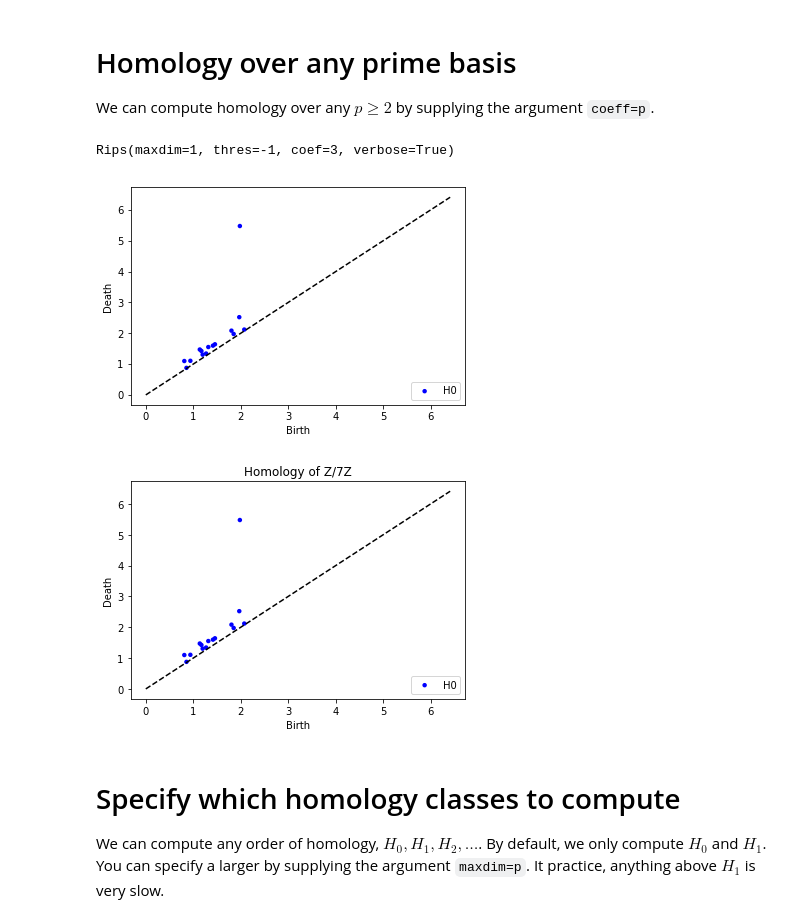
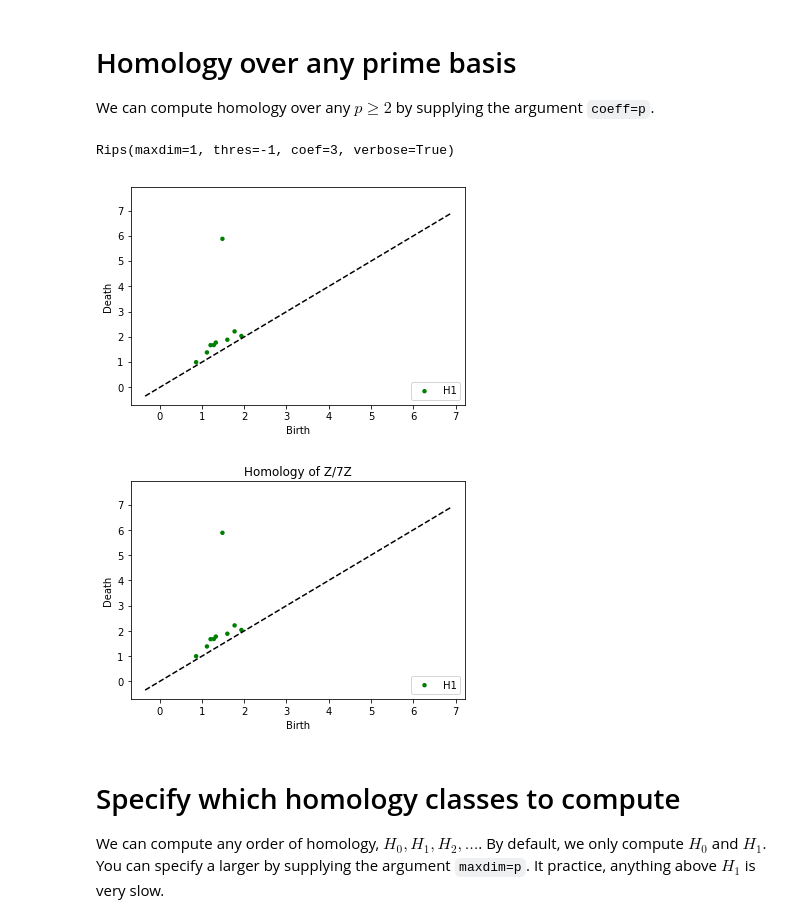
Before and after one commit to Ripser/ripser, a Jupyter notebook: notebooks/Ripser Demonstration.ipynb, the cells around one changed output. Drawn from its saved outputs; the diff is of its cells as text; code cells hidden in the pictures.

```diff
--- a/notebooks/Ripser Demonstration.ipynb
+++ b/notebooks/Ripser Demonstration.ipynb
@@ -40,18 +42,18 @@ We can compute homology over any $p\ge 2$ by supplying the argument `coeff=p`.
 # %%
 # Homology over Z/3Z
 rips = Rips(coeff=3)
 dgms = rips.fit_transform(data)
-rips.plot(dgms[1]) # Only plot H_1
+rips.plot(plotonly=[1]) # Only plot H_1
 # %% [output]
 Rips(maxdim=1, thres=-1, coef=3, verbose=True)
-[figure, old version]
+[figure, new version]
 # %%
 # Homology over Z/7Z
 rips = Rips(coeff=7, verbose=0)
 dgms = rips.fit_transform(data)
-rips.plot(dgms[1], title="Homology of Z/7Z") # Only plot H_1
+rips.plot(plotonly=[1], title="Homology of Z/7Z") # Only plot H_1
 # %% [output]
-[figure, old version]
+[figure, new version]
 # %% [markdown]
 # Specify which homology classes to compute
 
```
Also changed, not shown: parts of 8 cells of this notebook, 2 other files.
